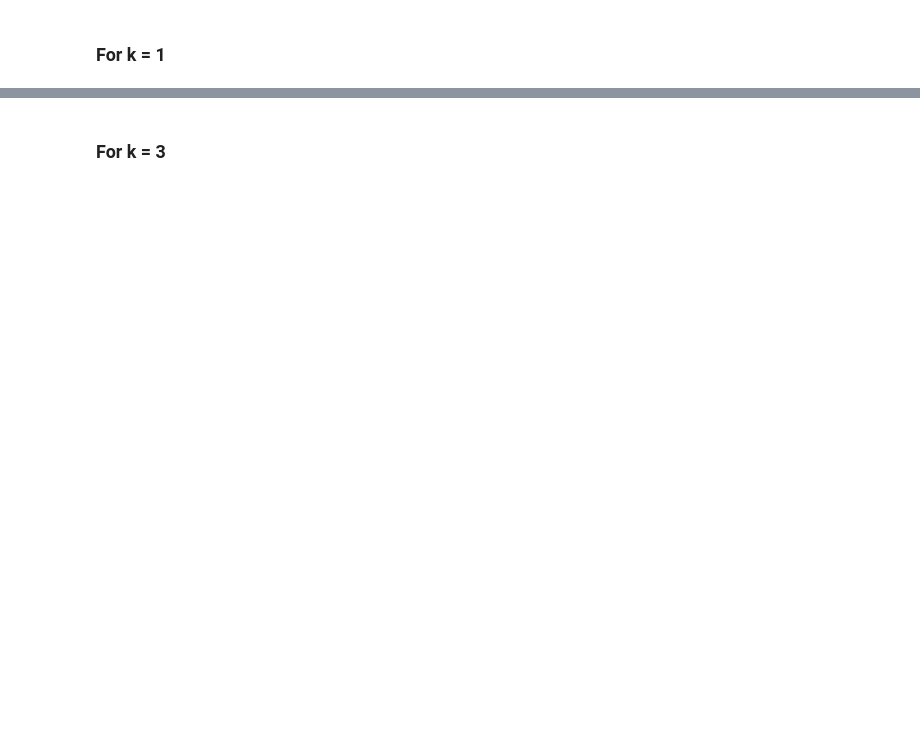
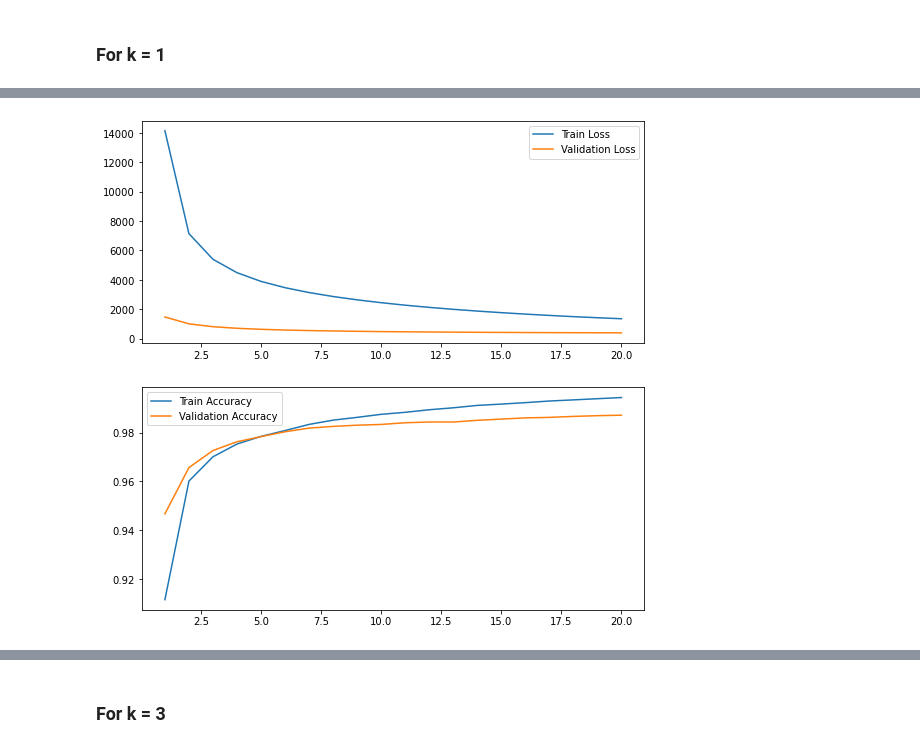
Before and after one commit to demirbilek95/Dynamics-of-Learning, a Jupyter notebook: 01-Data_Preparation.ipynb, the cells around one changed output, grey strips where cells are left out. Saved outputs shown, nothing was run; the diff lists cells and outputs as text; code cells hidden in the pictures; blank space fills up the shorter version.

```diff
--- a/01-Data_Preparation.ipynb
+++ b/01-Data_Preparation.ipynb
@@ -152,3 +66,7 @@ for epoch in range(20):
+# %%
+plot_loss_accuracy(trainLostList,valLossList,trainAccList,valAccList,num_epochs)
+# %% [output]
+[figure, added]
 # %%
 k=1
 model2 = MLP(k, "ReLU")
```
Also changed, not shown: parts of 11 cells of this notebook.
